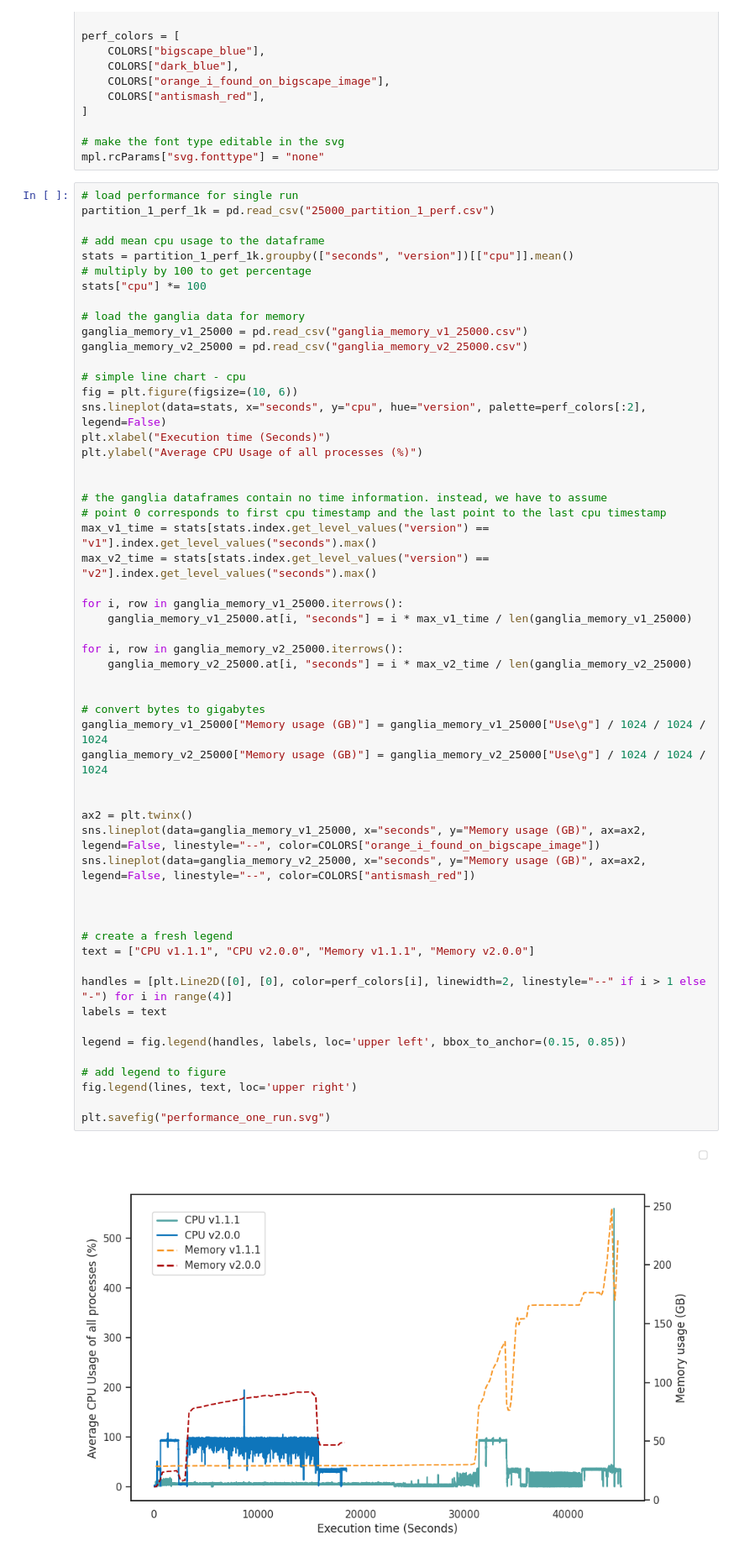
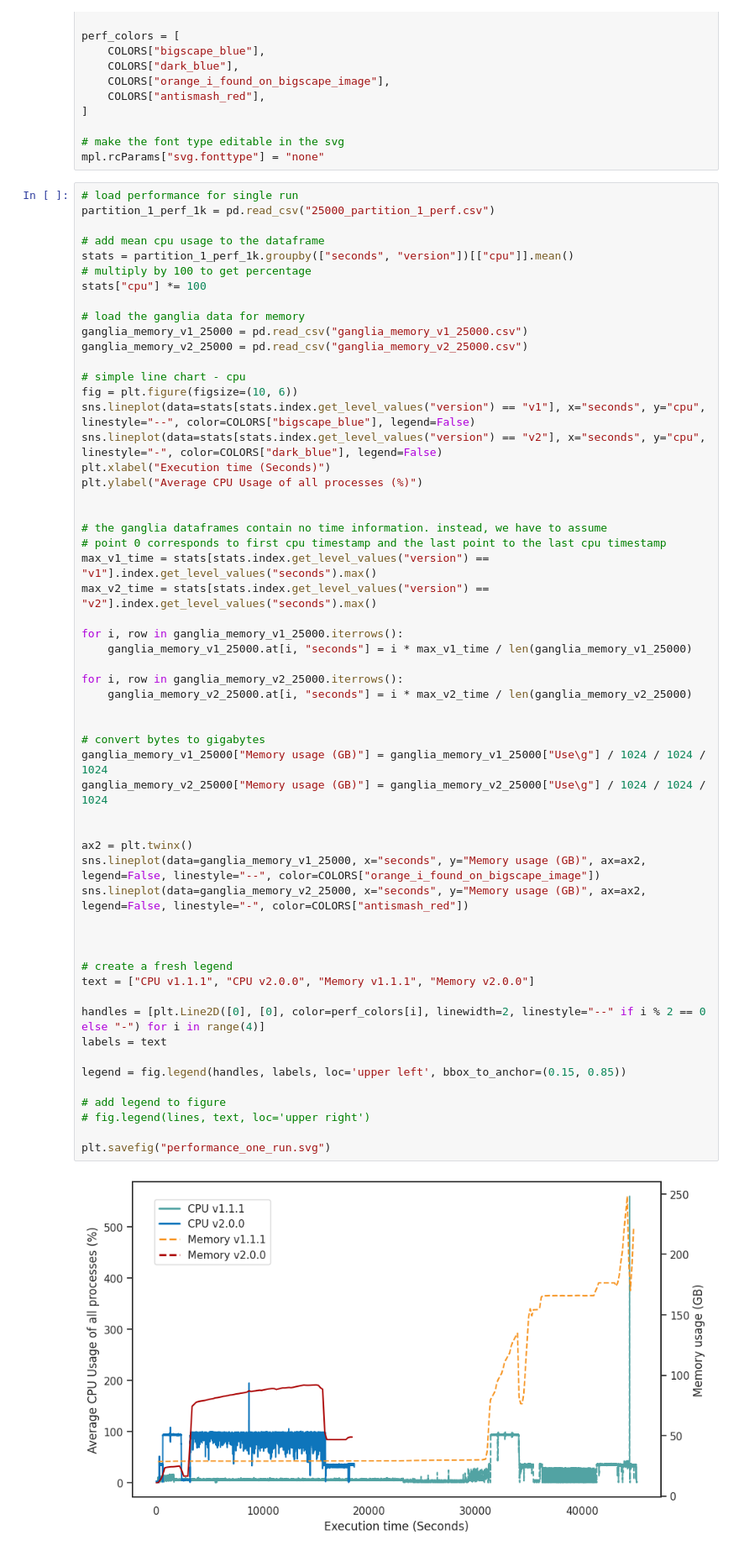
Before and after one commit to adraismawur/bigscape-v2-notebooks, a Jupyter notebook: performance.ipynb, the cells around one changed output. Shown at 84% size. Cells and saved outputs as stored; diff of their text form.

Commit message:
solid lines only

```diff
--- a/performance.ipynb
+++ b/performance.ipynb
@@ -42,7 +42,8 @@ ganglia_memory_v2_25000 = pd.read_csv("ganglia_memory_v2_25000.csv")
 
 # simple line chart - cpu
 fig = plt.figure(figsize=(10, 6))
-sns.lineplot(data=stats, x="seconds", y="cpu", hue="version", palette=perf_colors[:2], legend=False)
+sns.lineplot(data=stats[stats.index.get_level_values("version") == "v1"], x="seconds", y="cpu", linestyle="--", color=COLORS["bigscape_blue"], legend=False)
+sns.lineplot(data=stats[stats.index.get_level_values("version") == "v2"], x="seconds", y="cpu", linestyle="-", color=COLORS["dark_blue"], legend=False)
 plt.xlabel("Execution time (Seconds)")
 plt.ylabel("Average CPU Usage of all processes (%)")
 
@@ -53,34 +54,34 @@ max_v1_time = stats[stats.index.get_level_values("version") == "v1"].index.get_l
 max_v2_time = stats[stats.index.get_level_values("version") == "v2"].index.get_level_values("seconds").max()
 
 for i, row in ganglia_memory_v1_25000.iterrows():
     ganglia_memory_v1_25000.at[i, "seconds"] = i * max_v1_time / len(ganglia_memory_v1_25000)
 
 for i, row in ganglia_memory_v2_25000.iterrows():
     ganglia_memory_v2_25000.at[i, "seconds"] = i * max_v2_time / len(ganglia_memory_v2_25000)
 
 
 # convert bytes to gigabytes
 ganglia_memory_v1_25000["Memory usage (GB)"] = ganglia_memory_v1_25000["Use\g"] / 1024 / 1024 / 1024
 ganglia_memory_v2_25000["Memory usage (GB)"] = ganglia_memory_v2_25000["Use\g"] / 1024 / 1024 / 1024
 
 
 ax2 = plt.twinx()
 sns.lineplot(data=ganglia_memory_v1_25000, x="seconds", y="Memory usage (GB)", ax=ax2, legend=False, linestyle="--", color=COLORS["orange_i_found_on_bigscape_image"])
-sns.lineplot(data=ganglia_memory_v2_25000, x="seconds", y="Memory usage (GB)", ax=ax2, legend=False, linestyle="--", color=COLORS["antismash_red"])
+sns.lineplot(data=ganglia_memory_v2_25000, x="seconds", y="Memory usage (GB)", ax=ax2, legend=False, linestyle="-", color=COLORS["antismash_red"])
 
 
 
 # create a fresh legend
 text = ["CPU v1.1.1", "CPU v2.0.0", "Memory v1.1.1", "Memory v2.0.0"]
 
-handles = [plt.Line2D([0], [0], color=perf_colors[i], linewidth=2, linestyle="--" if i > 1 else "-") for i in range(4)]
+handles = [plt.Line2D([0], [0], color=perf_colors[i], linewidth=2, linestyle="--" if i % 2 == 0 else "-") for i in range(4)]
 labels = text
 
 legend = fig.legend(handles, labels, loc='upper left', bbox_to_anchor=(0.15, 0.85))
 
 # add legend to figure
-fig.legend(lines, text, loc='upper right')
+# fig.legend(lines, text, loc='upper right')
 
 plt.savefig("performance_one_run.svg")
 # %% [output]
-[figure, old version]
+[figure, new version]
```
